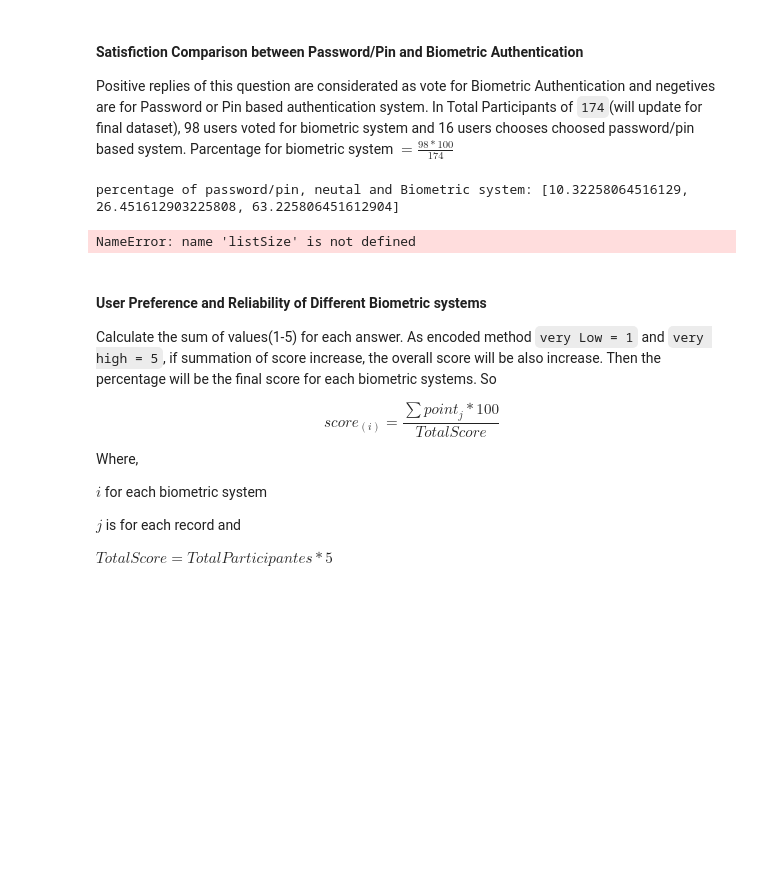
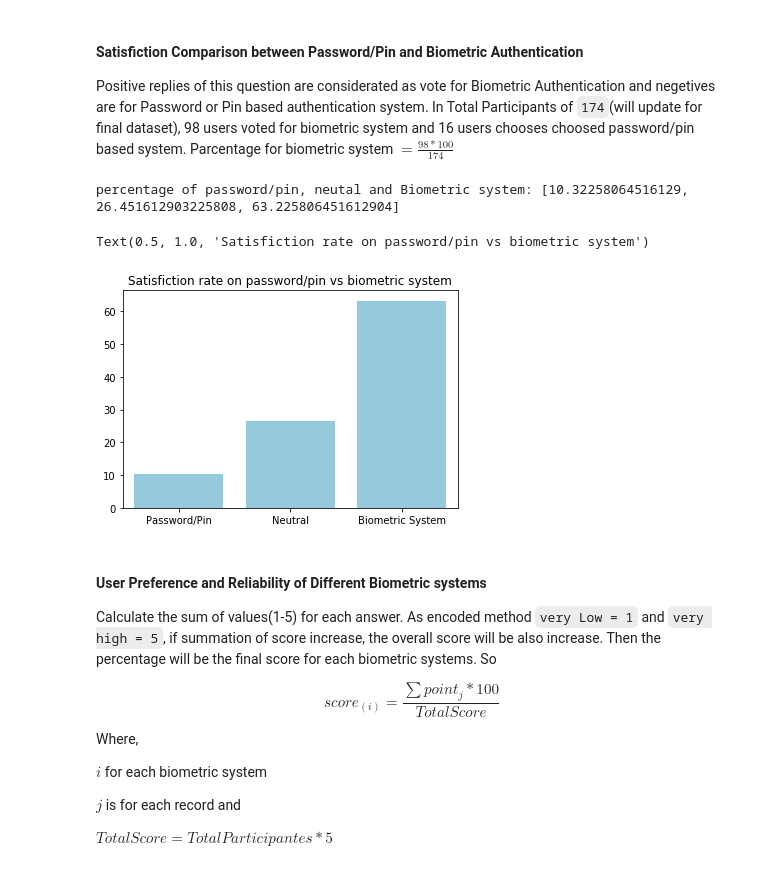
Before and after one commit to tahmidtdk/academic, a Jupyter notebook: CSE498/cse498 dataanalysis/dataAnalyser.ipynb, the cells around one changed output. Saved outputs shown, nothing was run; the diff lists cells and outputs as text; code cells hidden in the pictures; blank space fills up the shorter version.

```diff
--- a/CSE498/cse498 dataanalysis/dataAnalyser.ipynb
+++ b/CSE498/cse498 dataanalysis/dataAnalyser.ipynb
@@ -112,23 +112,24 @@ Parcentage for biometric system $= \frac{98*100}{174} $
 # %%
 # analysis of Q17
 # biometric - 4+5, pass- 1+2, neutral-3
 graphQ17= []
 # making parcentage of votes
 graphQ17.append((len(dataFile_cleand[dataFile_cleand["Q17"] < 3]) * 100)/dataFile_cleand["Q17"].count())
 graphQ17.append((len(dataFile_cleand[dataFile_cleand["Q17"] == 3]) * 100)/dataFile_cleand["Q17"].count())
 graphQ17.append((len(dataFile_cleand[dataFile_cleand["Q17"] > 3]) * 100)/dataFile_cleand["Q17"].count())
 graphQ17.sort()
 print("percentage of password/pin, neutal and Biometric system:", graphQ17)
 
 # plotting codes goes here
 xticks=[1, 2, 3]
-grpQ17 =sns.barplot(y = graphQ17, x=listSize, color="skyblue")
+grpQ17 =sns.barplot(y = graphQ17, x=xticks, color="skyblue")
 
 grpQ17.set_xticklabels(["Password/Pin", "Neutral", "Biometric System"])
 grpQ17.set_title("Satisfiction rate on password/pin vs biometric system")
 # %% [output]
 percentage of password/pin, neutal and Biometric system: [10.32258064516129, 26.451612903225808, 63.225806451612904]
-NameError: name 'listSize' is not defined
+Text(0.5, 1.0, 'Satisfiction rate on password/pin vs biometric system')
+[figure, added]
 # %% [markdown]
 #### User Preference and Reliability of Different Biometric systems
 Calculate the sum of values(1-5) for each answer. As encoded method `very Low = 1` and `very high = 5`, if summation of score increase, the overall score will be also increase. Then the percentage will be the final score for each biometric systems. So
```
Also changed, not shown: parts of 6 cells of this notebook.
